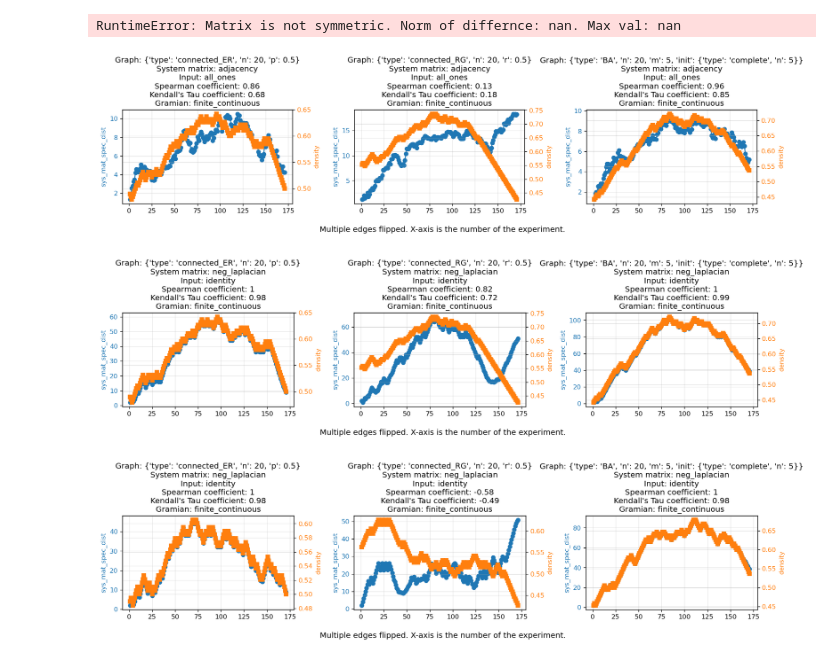
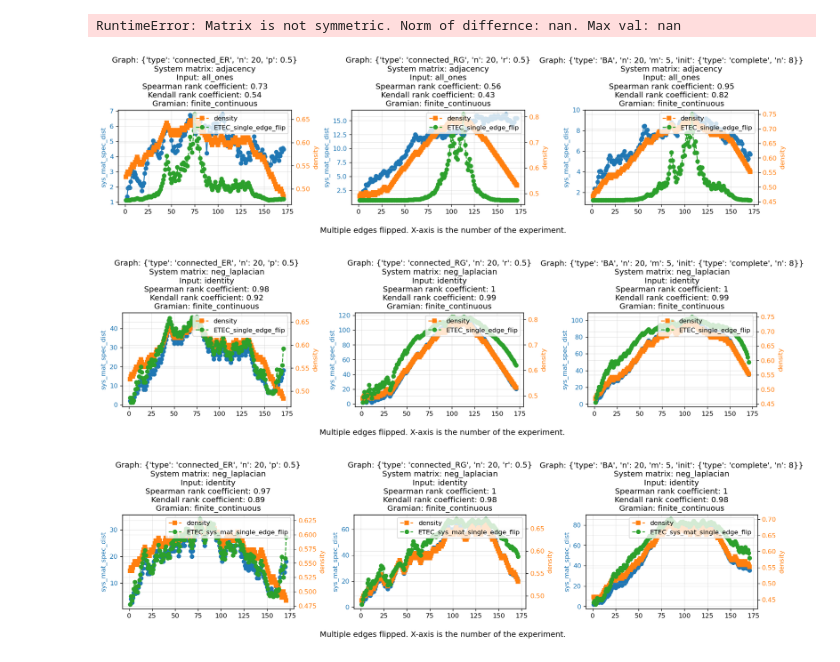
Before and after one commit to cirens-utd/distinguish-control-graphs, a Jupyter notebook: spec_dist_among_graphs.ipynb, the cells around one changed output. Cells and saved outputs as stored; diff of their text form; code cells hidden in the pictures.

```diff
--- a/spec_dist_among_graphs.ipynb
+++ b/spec_dist_among_graphs.ipynb
@@ -95,33 +95,31 @@ from modules.graphs import get_graph
 import numpy as np
 # %config InlineBackend.figure_format = 'svg'
 
-graph_choices = [{'type': 'connected_ER', 'n': 20, 'p': 0.5},
-                 {'type': 'connected_RG', 'n': 20, 'r': 0.5},
-                 {'type':           'BA', 'n': 20, 'm': 5, 'init': {'type': 'complete', 'n': 5}}]
-graphs = [get_graph(graph_choice=choice) for choice in graph_choices]
-matrix_choices = ['adjacency', 'neg_laplacian', 'normalized_laplacian', 'neg_normalized_laplacian',
-                  'signless_laplacian', 'neg_signless_laplacian', 'distance_normalized_laplacian', 'neg_distance_normalized_laplacian']
-# input_choices = ['all_ones', 'identity', 'identity_transf', 'zfs', 'zfs_transf', 'zfs_new']
-input_choices = ['all_ones', 'identity', 'zfs', 'zfs_transf', 'zfs_new']
+def test_plots_with_given_params(params):
+        graph_choices = [{'type': 'connected_ER', 'n': 20, 'p': params['p']},
+                         {'type': 'connected_RG', 'n': 20, 'r': params['r']},
+                         {'type':           'BA', 'n': 20, 'm': params['m'], 'init': {'type': 'complete', 'n': 8}}]
+        graphs = [get_graph(graph_choice=choice) for choice in graph_choices]
+        matrix_choices = ['adjacency', 'neg_laplacian', 'normalized_laplacian', 'neg_normalized_laplacian',
+                        'signless_laplacian', 'neg_signless_laplacian', 'distance_normalized_laplacian', 'neg_distance_normalized_laplacian']
+        # input_choices = ['all_ones', 'identity', 'identity_transf', 'zfs', 'zfs_transf', 'zfs_new']
+        input_choices = ['all_ones', 'identity', 'zfs', 'zfs_transf', 'zfs_new']
 
-G = graphs[0]
-rand_edge_order = {(u, v): np.random.rand() for u in G.nodes() for v in G.nodes() if u != v}
+        G = graphs[0]
+        rand_edge_order = {(u, v): np.random.rand() for u in G.nodes() for v in G.nodes() if u != v}
 
+        graph_edge_toggling_expt_using_given_graphs_and_scoring_choice(graph_choices, graphs, matrix_choices=['adjacency'], input_choices=['all_ones'],
+                edge_score_choices=['ETEC'], multiple_toggles=True, plot_all_ignoring_low_corr=True, plot_this='density', third_plot='Wc_spec_dist')
 
+        graph_edge_toggling_expt_using_given_graphs_and_scoring_choice(graph_choices, graphs, matrix_choices=['neg_laplacian'], input_choices=['identity'],
+                edge_score_choices=['ETEC'], multiple_toggles=True, plot_all_ignoring_low_corr=True, plot_this='density', third_plot='Wc_spec_dist')
 
-graph_edge_toggling_expt_using_given_graphs_and_scoring_choice(graph_choices, graphs, matrix_choices=['adjacency'], input_choices=['all_ones'],
-        edge_score_choices=['ETEC'], t_horizon_setting_for_ETEC='2n', multiple_toggles=True, plot_all_ignoring_low_corr=True,
-        plot_this='density')
-
-graph_edge_toggling_expt_using_given_graphs_and_scoring_choice(graph_choices, graphs, matrix_choices=['neg_laplacian'], input_choices=['identity'],
-        edge_score_choices=['ETEC'], t_horizon_setting_for_ETEC='2n', multiple_toggles=True, plot_all_ignoring_low_corr=True,
-        plot_this='density')
-
-graph_edge_toggling_expt_using_given_graphs_and_scoring_choice(graph_choices, graphs, matrix_choices=['neg_laplacian'], input_choices=['identity'],
-        edge_score_choices=['ETEC_sys_mat'], t_horizon_setting_for_ETEC='2n', multiple_toggles=True, plot_all_ignoring_low_corr=True,
-        plot_this='density')
+        graph_edge_toggling_expt_using_given_graphs_and_scoring_choice(graph_choices, graphs, matrix_choices=['neg_laplacian'], input_choices=['identity'],
+                edge_score_choices=['ETEC_sys_mat'], multiple_toggles=True, plot_all_ignoring_low_corr=True, plot_this='density', third_plot='Wc_spec_dist')
-# %% [output]
-[figure, removed]
-[figure, removed]
-[figure, removed]
+# %%
+test_plots_with_given_params({'p': 0.5, 'r': 0.5, 'm': 5})
+# %% [output]
+[figure, added]
+[figure, added]
+[figure, added]
 # %%
```
Also changed, not shown: parts of 1 cell of this notebook, 8 other files.
